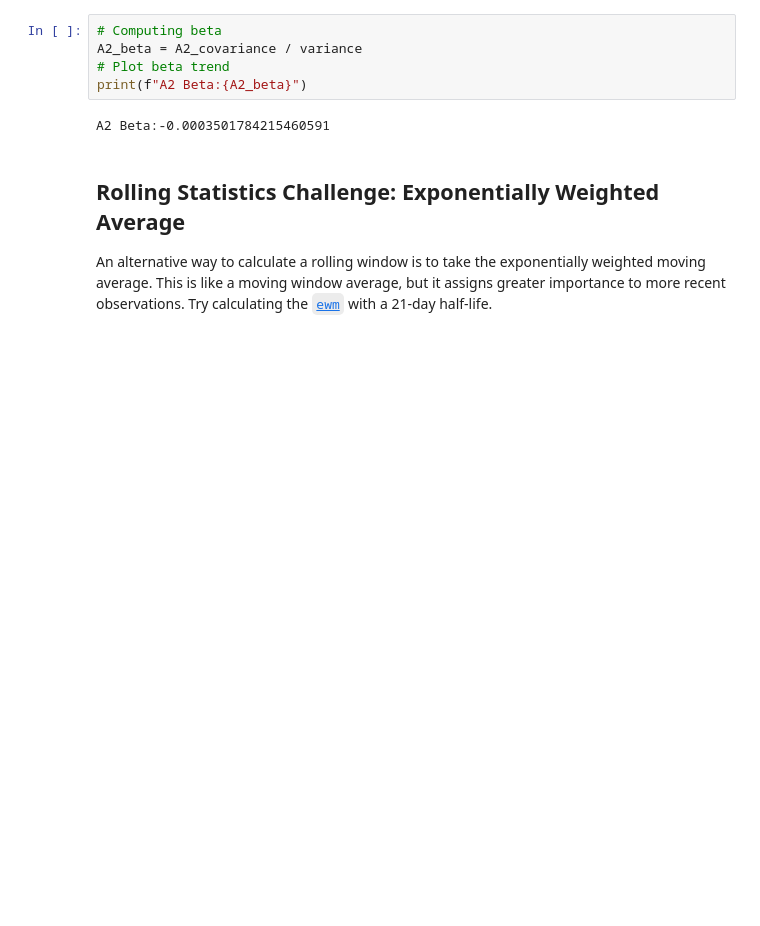
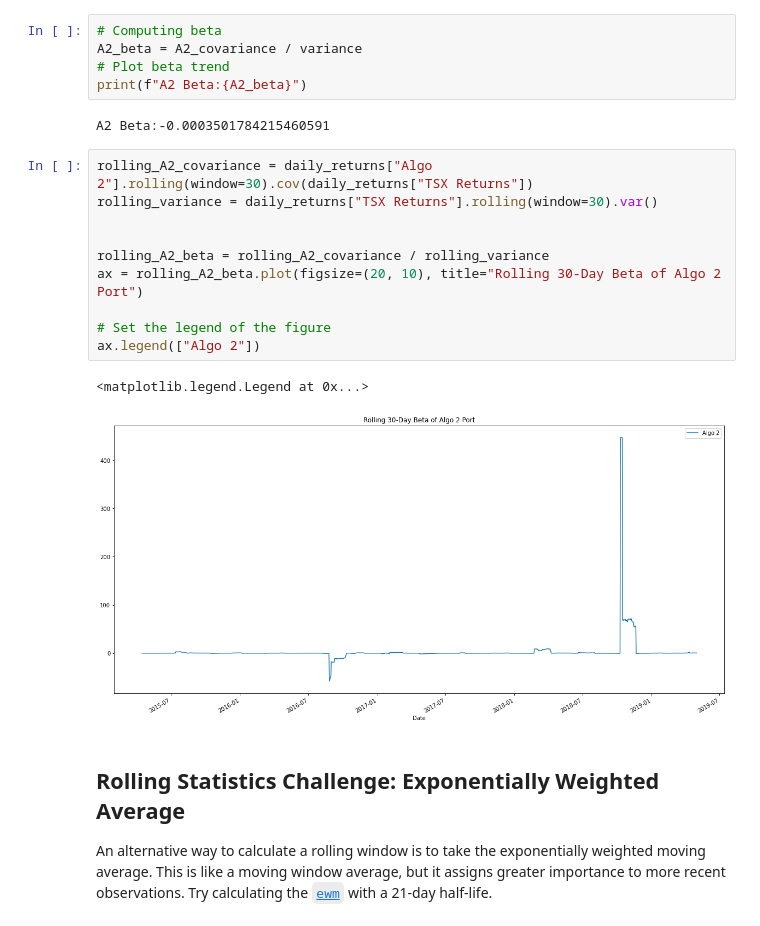
Before and after one commit to JimP315/Panthas, a Jupyter notebook: Starter_Code/whale_analysis.ipynb, the cells around one changed output. Saved outputs shown, nothing was run; the diff lists cells and outputs as text; blank space fills up the shorter version.

```diff
--- a/Starter_Code/whale_analysis.ipynb
+++ b/Starter_Code/whale_analysis.ipynb
@@ -332,6 +337,19 @@ A2_beta = A2_covariance / variance
 print(f"A2 Beta:{A2_beta}")
 # %% [output]
 A2 Beta:-0.0003501784215460591
+# %%
+rolling_A2_covariance = daily_returns["Algo 2"].rolling(window=30).cov(daily_returns["TSX Returns"])
+rolling_variance = daily_returns["TSX Returns"].rolling(window=30).var()
+
+
+rolling_A2_beta = rolling_A2_covariance / rolling_variance
+ax = rolling_A2_beta.plot(figsize=(20, 10), title="Rolling 30-Day Beta of Algo 2 Port")
+
+# Set the legend of the figure
+ax.legend(["Algo 2"])
+# %% [output]
+<matplotlib.legend.Legend at 0x...>
+[figure, added]
 # %% [markdown]
 ## Rolling Statistics Challenge: Exponentially Weighted Average
 
```
Also changed, not shown: parts of 5 cells of this notebook.
